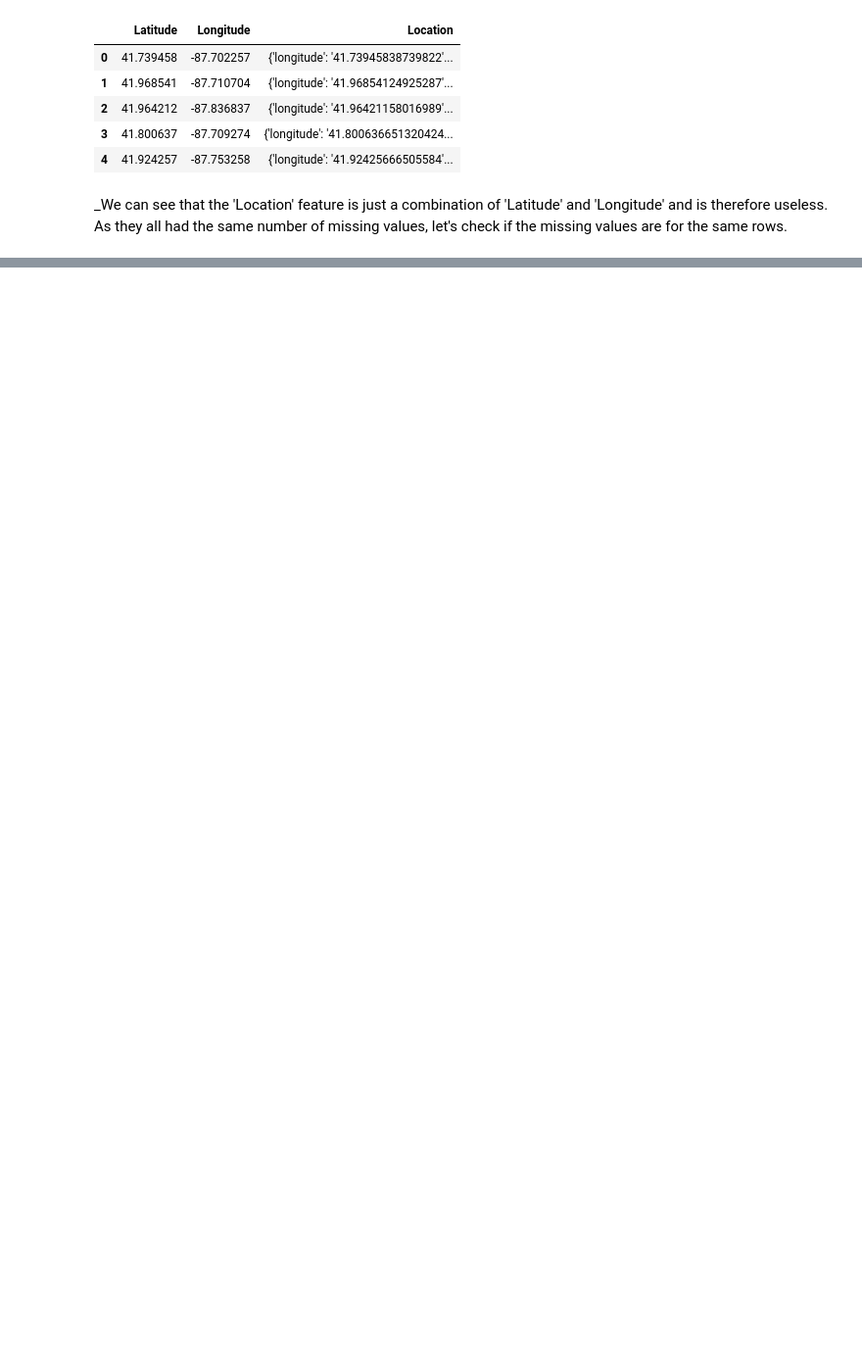
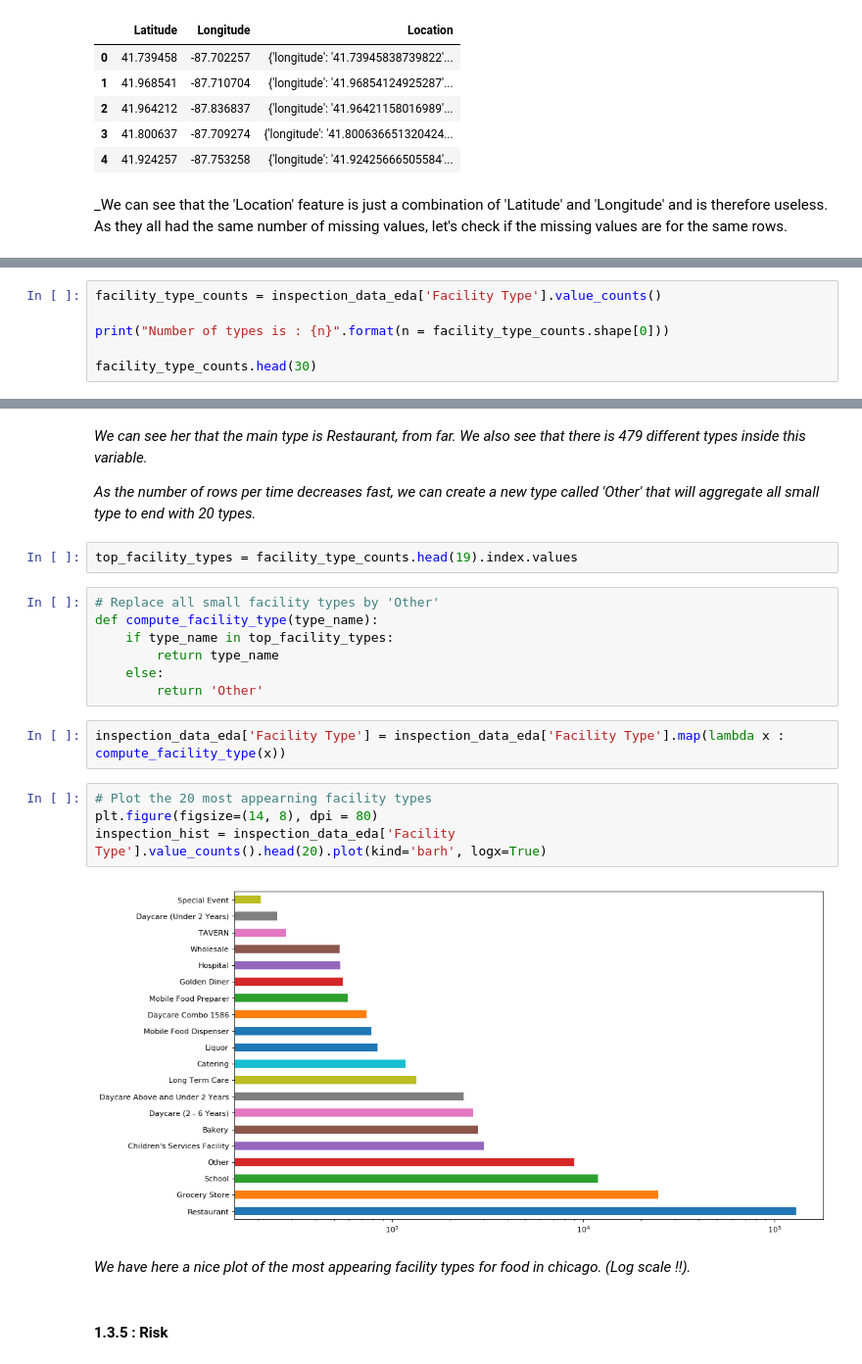
Before and after one commit to pierreschutz/ADA_Project, a Jupyter notebook: food_inspections.ipynb, the cells around one changed output, grey strips where cells are left out. Shown at 98% size. Saved outputs shown, nothing was run; the diff lists cells and outputs as text; blank space fills up the shorter version.

```diff
--- a/food_inspections.ipynb
+++ b/food_inspections.ipynb
@@ -201,0 +731,6 @@ _We can see that the 'Location' feature is just a combination of 'Latitude' and
+# %%
+facility_type_counts = inspection_data_eda['Facility Type'].value_counts()
+
+print("Number of types is : {n}".format(n = facility_type_counts.shape[0]))
+
+facility_type_counts.head(30)
@@ -201,0 +756,25 @@ _We can see that the 'Location' feature is just a combination of 'Latitude' and
+# %% [markdown]
+_We can see her that the main type is Restaurant, from far. We also see that there is 479 different types inside this variable._
+
+_As the number of rows per time decreases fast, we can create a new type called 'Other' that will aggregate all small type to end with 20 types._
+# %%
+top_facility_types = facility_type_counts.head(19).index.values
+# %%
+# Replace all small facility types by 'Other'
+def compute_facility_type(type_name):
+    if type_name in top_facility_types:
+        return type_name
+    else:
+        return 'Other'
+# %%
+inspection_data_eda['Facility Type'] = inspection_data_eda['Facility Type'].map(lambda x : compute_facility_type(x))
+# %%
+# Plot the 20 most appearning facility types
+plt.figure(figsize=(14, 8), dpi = 80)
+inspection_hist = inspection_data_eda['Facility Type'].value_counts().head(20).plot(kind='barh', logx=True)
+# %% [output]
+[figure, added]
+# %% [markdown]
+_We have here a nice plot of the most appearing facility types for food in chicago. (Log scale !!)._
+# %% [markdown]
+#### 1.3.5 : Risk
```
Also changed, not shown: parts of 128 cells of this notebook.
